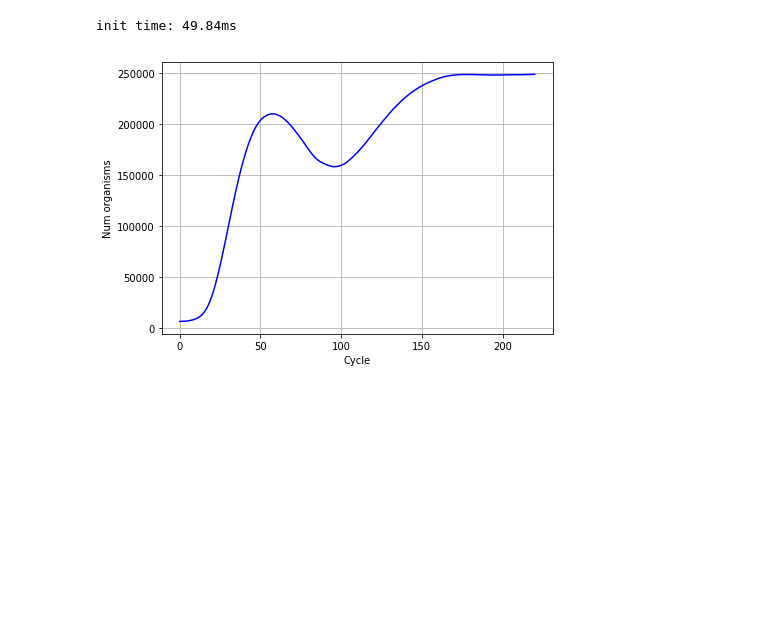
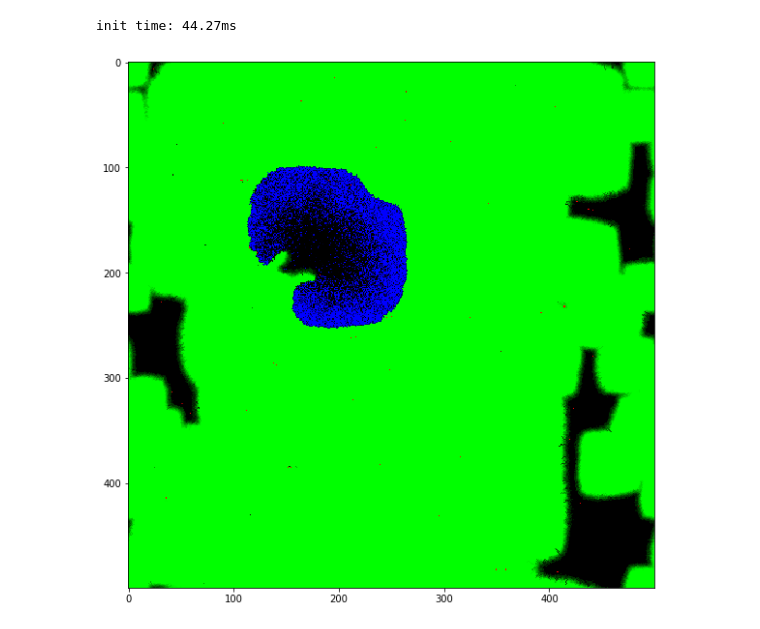
Before and after one commit to salasgar/Ecosystems, a Jupyter notebook: pruebas_cpp/ecosystems_analysis.ipynb, the cells around one changed output. Saved outputs shown, nothing was run; the diff lists cells and outputs as text; code cells hidden in the pictures; blank space fills up the shorter version.

Commit message:
Add Matrix class

```diff
--- a/pruebas_cpp/ecosystems_analysis.ipynb
+++ b/pruebas_cpp/ecosystems_analysis.ipynb
@@ -14,31 +14,50 @@ start = time.time()
 e = eco.Ecosystem()
 e.initialize()
 e.create_new_organisms(eco.OrganismType.PLANT_A, 500);
-e.create_new_organisms(eco.OrganismType.PLANT_B, 500);
+e.create_new_organisms(eco.OrganismType.PLANT_B, 0);
 e.create_new_organisms(eco.OrganismType.HERBIVORE, 5000);
 e.create_new_organisms(eco.OrganismType.CARNIVORE, 500);
 print("init time: {:.2f}ms".format(1000 * (time.time() - start)))
 # %% [output]
-init time: 49.84ms
+init time: 44.27ms
 # %%
 num_iters = 10000
 num_organisms = []
-periodic_plot = 20
+periodic_plot = 1
 import tqdm
 for i in tqdm.tqdm(range(num_iters)):
     start = time.time()
     try:
         e.evolve()
     except KeyboardInterrupt:
         break
     num_organisms.append(e.get_num_organisms())
     if i % periodic_plot == 0:
+        m_a = np.array(eco.Matrix(e,
+                                  eco.OrganismAttribute.ENERGY_RESERVE,
+                                  eco.OrganismType.PLANT_A),
+                     copy=False)
+        m_b = np.array(eco.Matrix(e,
+                                  eco.OrganismAttribute.ENERGY_RESERVE,
+                                  eco.OrganismType.HERBIVORE),
+                     copy=False)
+        m_c = np.array(eco.Matrix(e,
+                                  eco.OrganismAttribute.ENERGY_RESERVE,
+                                  eco.OrganismType.CARNIVORE),
+                     copy=False)
+        image = np.zeros((m_a.shape[0], m_a.shape[1], 3))
+        image[:, :, 0] = m_c / 1000.0  # r
+        image[:, :, 1] = m_a / 1000.0  # g
+        image[:, :, 2] = m_b / 1000.0  # b
         clear_output(wait=True)
-        plt.figure(figsize=(7,5))
-        plt.plot(num_organisms, 'b')
-        plt.grid()
-        plt.xlabel('Cycle')
-        plt.ylabel('Num organisms')
+        plt.figure(figsize=(10, 10))
+        plt.imshow(image, interpolation='None')
         plt.show()
+        #plt.figure()
+        #plt.plot(num_organisms, 'b')
+        #plt.grid()
+        #plt.xlabel('Cycle')
+        #plt.ylabel('Num organisms')
+        #plt.show()
 # %% [output]
-[figure, old version]
+[figure, new version]
```
Also changed, not shown: 3 other files.
